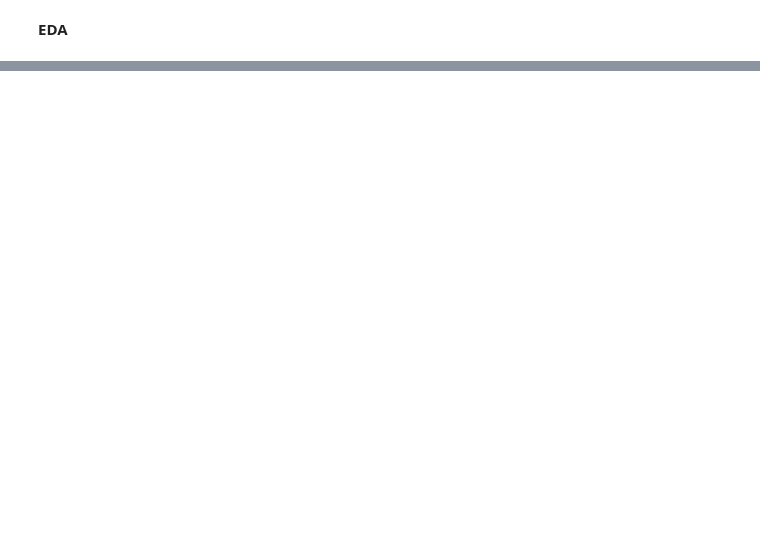
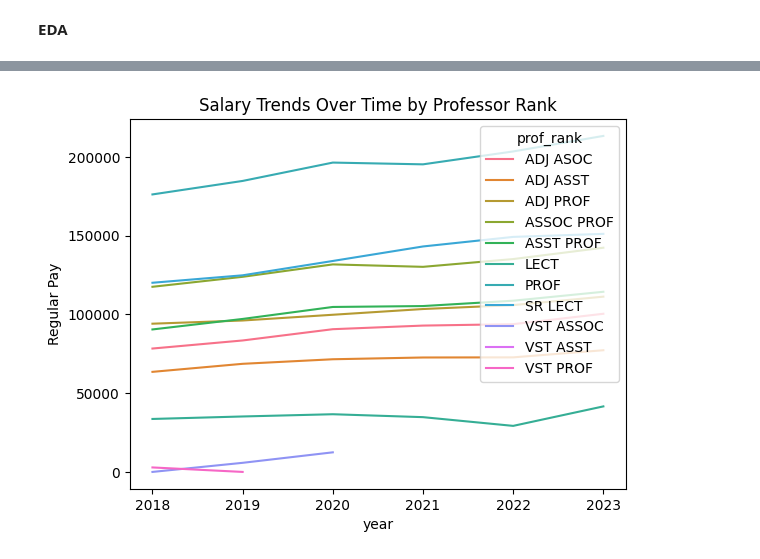
Before and after one commit to nilsberzins/stat-405-final, a Jupyter notebook: EDA405.ipynb, the cells around one changed output, grey strips where cells are left out. Saved outputs shown, nothing was run; the diff lists cells and outputs as text; code cells hidden in the pictures; blank space fills up the shorter version.

```diff
--- a/EDA405.ipynb
+++ b/EDA405.ipynb
@@ -260,0 +223,9 @@ avg_salary
+# %%
+# By Rank
+avg_rank = filtered.groupby(['year', 'prof_rank'])['regular.pay'].mean().reset_index()
+sns.lineplot(data=avg_rank, x='year', y='regular.pay', hue='prof_rank')
+plt.title("Salary Trends Over Time by Professor Rank")
+plt.ylabel("Regular Pay")
+plt.show()
+# %% [output]
+[figure, added]
```
Also changed, not shown: parts of 27 cells of this notebook.
